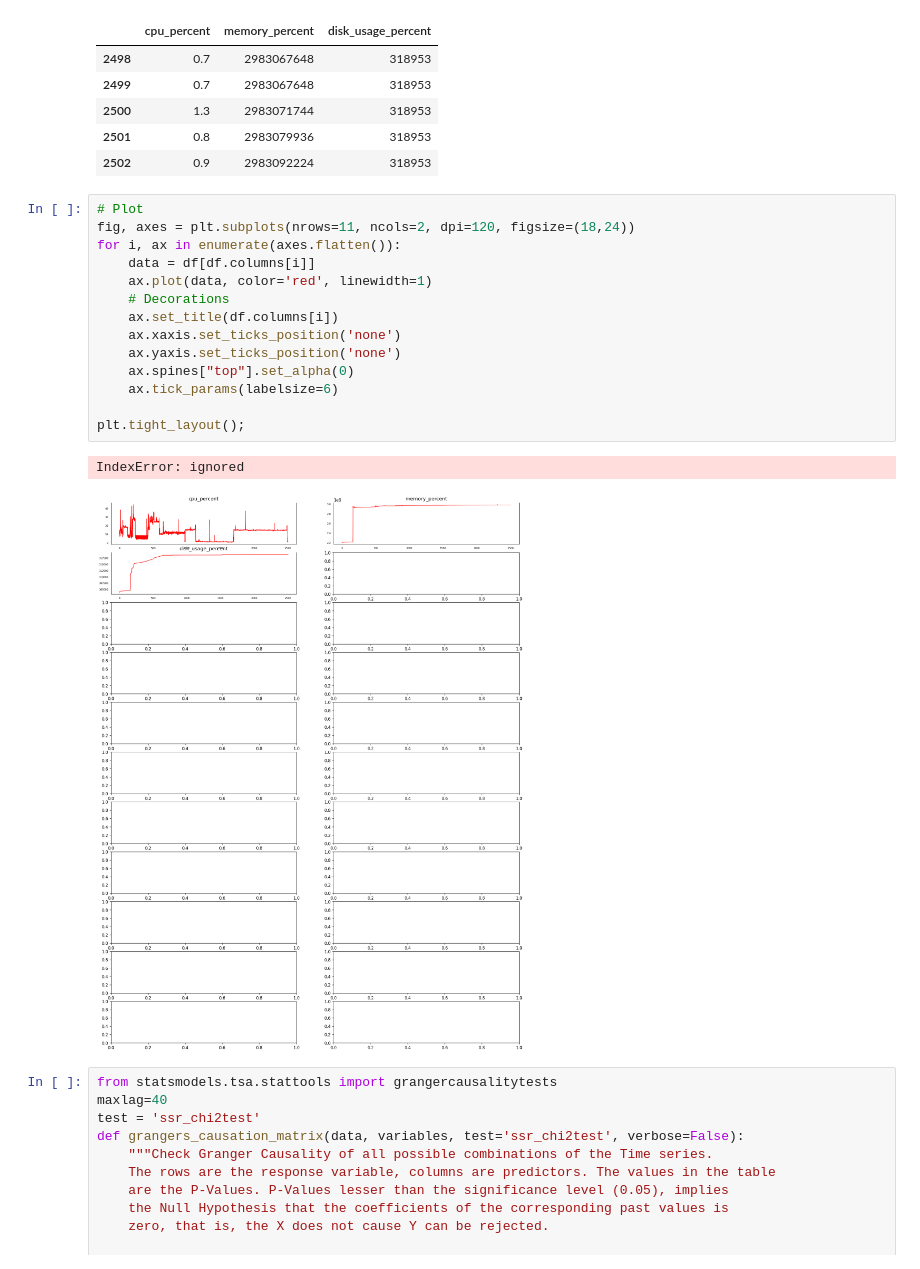
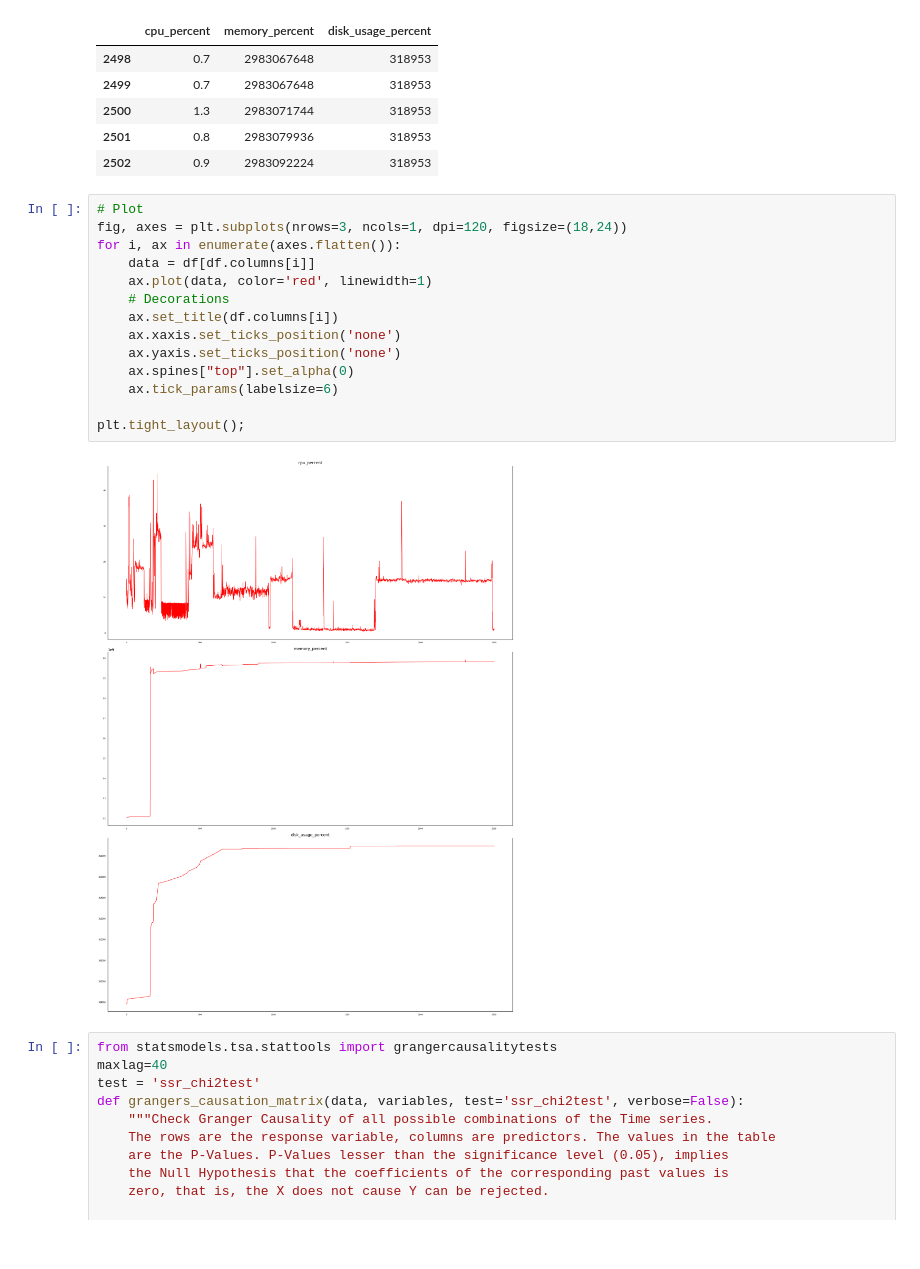
Before and after one commit to ak19qp/ra, a Jupyter notebook: VAR.ipynb, the cells around one changed output. Saved outputs shown, nothing was run; the diff lists cells and outputs as text.

```diff
--- a/VAR.ipynb
+++ b/VAR.ipynb
@@ -71,21 +71,20 @@ df.tail()
 | 2502 | 0.9 | 2983092224 | 318953 |
 # %%
 # Plot
-fig, axes = plt.subplots(nrows=11, ncols=2, dpi=120, figsize=(18,24))
+fig, axes = plt.subplots(nrows=3, ncols=1, dpi=120, figsize=(18,24))
 for i, ax in enumerate(axes.flatten()):
     data = df[df.columns[i]]
     ax.plot(data, color='red', linewidth=1)
     # Decorations
     ax.set_title(df.columns[i])
     ax.xaxis.set_ticks_position('none')
     ax.yaxis.set_ticks_position('none')
     ax.spines["top"].set_alpha(0)
     ax.tick_params(labelsize=6)
 
 plt.tight_layout();
 # %% [output]
-IndexError: ignored
-[figure, old version]
+[figure, new version]
 # %%
 from statsmodels.tsa.stattools import grangercausalitytests
 maxlag=40
```
Also changed, not shown: parts of 15 cells of this notebook.
